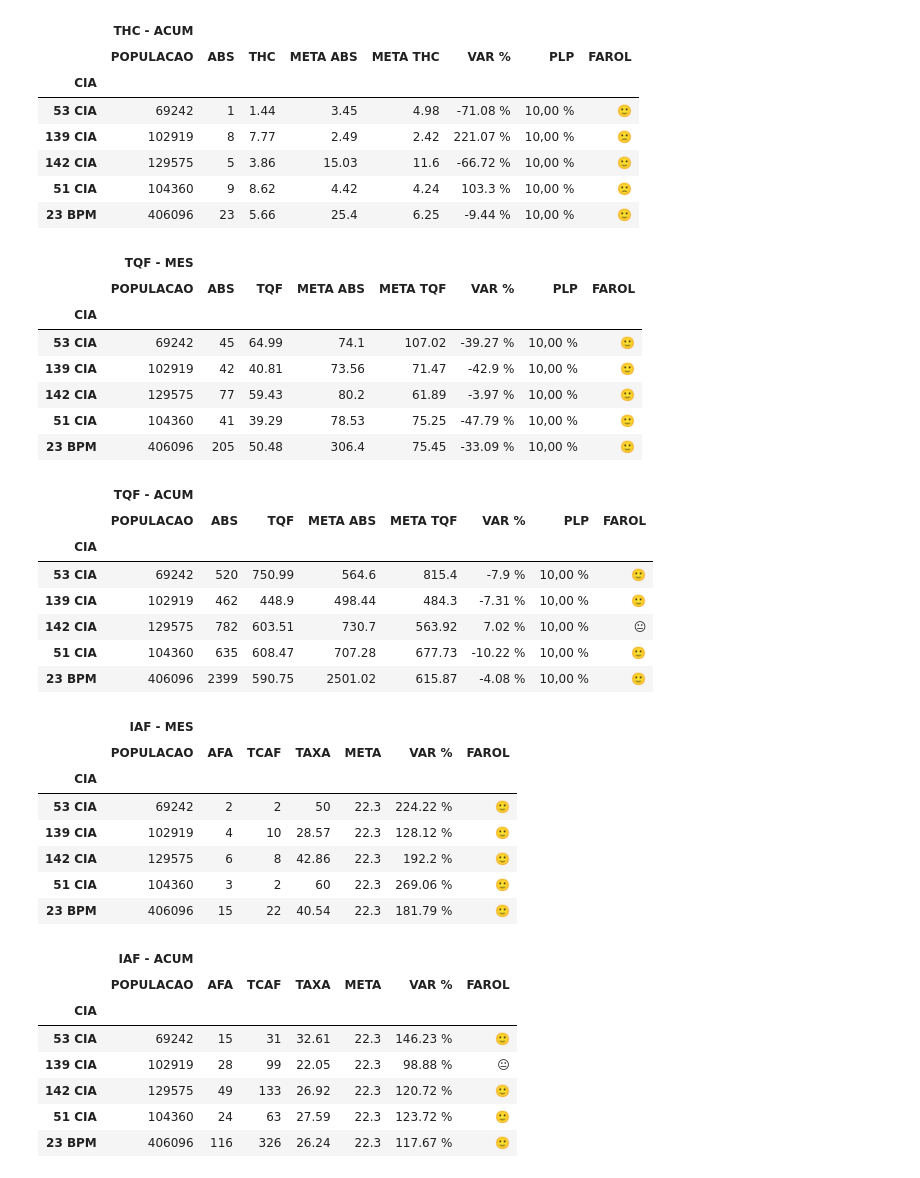
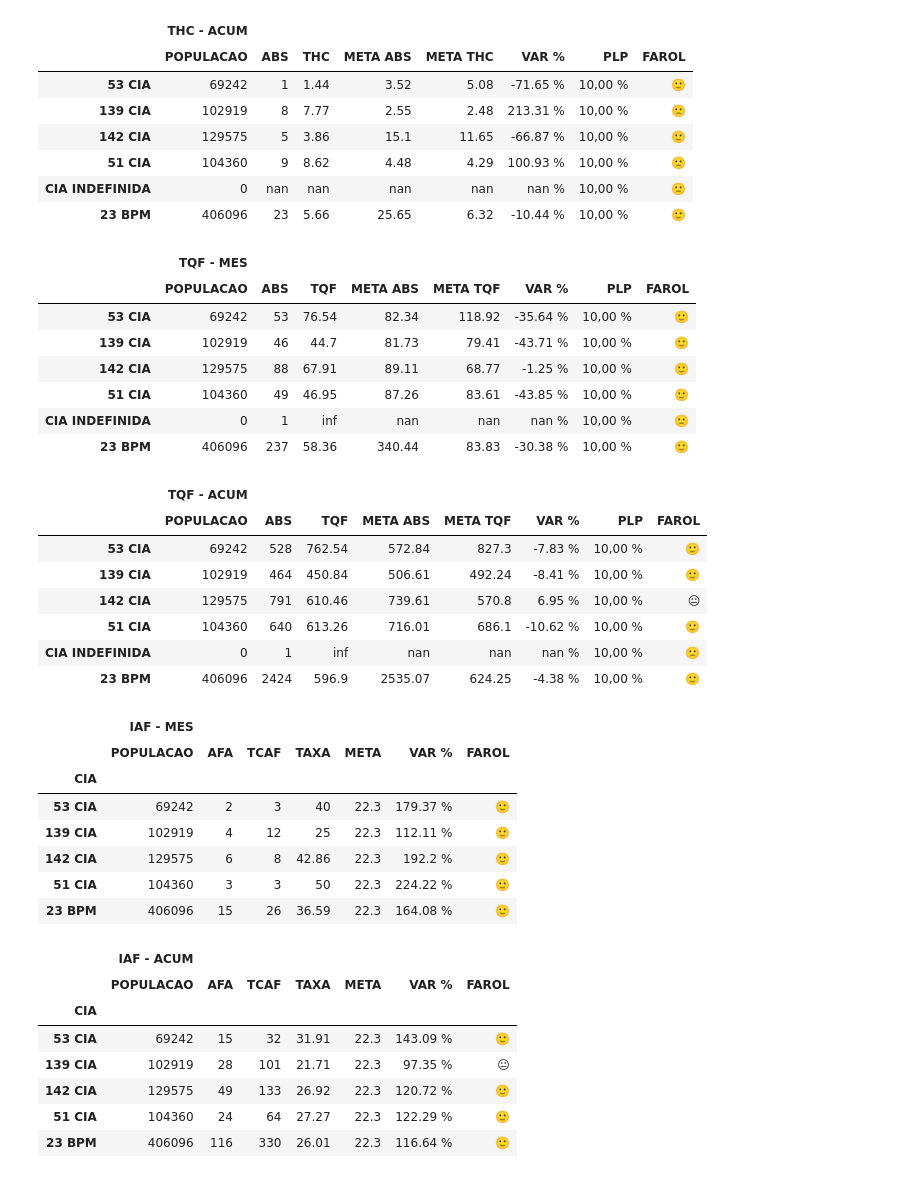
Before and after one commit to WENDEL4891/gdo-pandas, a Jupyter notebook: Dados do Armazém.ipynb, the cells around one changed output. Saved outputs shown, nothing was run; the diff lists cells and outputs as text; code cells hidden in the pictures.

```diff
--- a/Dados do Armazém.ipynb
+++ b/Dados do Armazém.ipynb
@@ -4,5 +36,3 @@
 # %%
-mes=5
-dia=19
 %run -i funcs_armazem.py
 # %% [output]
@@ -37,43 +77,43 @@ WARNING *** OLE2 inconsistency: SSCS size is 0 but SSAT size is non-zero
 |  | THC - ACUM |  |  |  |  |  |  |  |
 |  | POPULACAO | ABS | THC | META ABS | META THC | VAR % | PLP | FAROL |
-| CIA |  |  |  |  |  |  |  |  |
-| 53 CIA | 69242 | 1 | 1.44 | 3.45 | 4.98 | -71.08 % | 10,00 % | 🙂 |
-| 139 CIA | 102919 | 8 | 7.77 | 2.49 | 2.42 | 221.07 % | 10,00 % | 🙁 |
-| 142 CIA | 129575 | 5 | 3.86 | 15.03 | 11.6 | -66.72 % | 10,00 % | 🙂 |
-| 51 CIA | 104360 | 9 | 8.62 | 4.42 | 4.24 | 103.3 % | 10,00 % | 🙁 |
-| 23 BPM | 406096 | 23 | 5.66 | 25.4 | 6.25 | -9.44 % | 10,00 % | 🙂 |
+| 53 CIA | 69242 | 1 | 1.44 | 3.52 | 5.08 | -71.65 % | 10,00 % | 🙂 |
+| 139 CIA | 102919 | 8 | 7.77 | 2.55 | 2.48 | 213.31 % | 10,00 % | 🙁 |
+| 142 CIA | 129575 | 5 | 3.86 | 15.1 | 11.65 | -66.87 % | 10,00 % | 🙂 |
+| 51 CIA | 104360 | 9 | 8.62 | 4.48 | 4.29 | 100.93 % | 10,00 % | 🙁 |
+| CIA INDEFINIDA | 0 | nan | nan | nan | nan | nan % | 10,00 % | 🙁 |
+| 23 BPM | 406096 | 23 | 5.66 | 25.65 | 6.32 | -10.44 % | 10,00 % | 🙂 |
 |  | TQF - MES |  |  |  |  |  |  |  |
 |  | POPULACAO | ABS | TQF | META ABS | META TQF | VAR % | PLP | FAROL |
-| CIA |  |  |  |  |  |  |  |  |
-| 53 CIA | 69242 | 45 | 64.99 | 74.1 | 107.02 | -39.27 % | 10,00 % | 🙂 |
-| 139 CIA | 102919 | 42 | 40.81 | 73.56 | 71.47 | -42.9 % | 10,00 % | 🙂 |
-| 142 CIA | 129575 | 77 | 59.43 | 80.2 | 61.89 | -3.97 % | 10,00 % | 🙂 |
-| 51 CIA | 104360 | 41 | 39.29 | 78.53 | 75.25 | -47.79 % | 10,00 % | 🙂 |
-| 23 BPM | 406096 | 205 | 50.48 | 306.4 | 75.45 | -33.09 % | 10,00 % | 🙂 |
+| 53 CIA | 69242 | 53 | 76.54 | 82.34 | 118.92 | -35.64 % | 10,00 % | 🙂 |
+| 139 CIA | 102919 | 46 | 44.7 | 81.73 | 79.41 | -43.71 % | 10,00 % | 🙂 |
+| 142 CIA | 129575 | 88 | 67.91 | 89.11 | 68.77 | -1.25 % | 10,00 % | 🙂 |
+| 51 CIA | 104360 | 49 | 46.95 | 87.26 | 83.61 | -43.85 % | 10,00 % | 🙂 |
+| CIA INDEFINIDA | 0 | 1 | inf | nan | nan | nan % | 10,00 % | 🙁 |
+| 23 BPM | 406096 | 237 | 58.36 | 340.44 | 83.83 | -30.38 % | 10,00 % | 🙂 |
 |  | TQF - ACUM |  |  |  |  |  |  |  |
 |  | POPULACAO | ABS | TQF | META ABS | META TQF | VAR % | PLP | FAROL |
-| CIA |  |  |  |  |  |  |  |  |
-| 53 CIA | 69242 | 520 | 750.99 | 564.6 | 815.4 | -7.9 % | 10,00 % | 🙂 |
-| 139 CIA | 102919 | 462 | 448.9 | 498.44 | 484.3 | -7.31 % | 10,00 % | 🙂 |
-| 142 CIA | 129575 | 782 | 603.51 | 730.7 | 563.92 | 7.02 % | 10,00 % | 😐 |
-| 51 CIA | 104360 | 635 | 608.47 | 707.28 | 677.73 | -10.22 % | 10,00 % | 🙂 |
-| 23 BPM | 406096 | 2399 | 590.75 | 2501.02 | 615.87 | -4.08 % | 10,00 % | 🙂 |
+| 53 CIA | 69242 | 528 | 762.54 | 572.84 | 827.3 | -7.83 % | 10,00 % | 🙂 |
+| 139 CIA | 102919 | 464 | 450.84 | 506.61 | 492.24 | -8.41 % | 10,00 % | 🙂 |
+| 142 CIA | 129575 | 791 | 610.46 | 739.61 | 570.8 | 6.95 % | 10,00 % | 😐 |
+| 51 CIA | 104360 | 640 | 613.26 | 716.01 | 686.1 | -10.62 % | 10,00 % | 🙂 |
+| CIA INDEFINIDA | 0 | 1 | inf | nan | nan | nan % | 10,00 % | 🙁 |
+| 23 BPM | 406096 | 2424 | 596.9 | 2535.07 | 624.25 | -4.38 % | 10,00 % | 🙂 |
 |  | IAF - MES |  |  |  |  |  |  |
 |  | POPULACAO | AFA | TCAF | TAXA | META | VAR % | FAROL |
 | CIA |  |  |  |  |  |  |  |
-| 53 CIA | 69242 | 2 | 2 | 50 | 22.3 | 224.22 % | 🙂 |
-| 139 CIA | 102919 | 4 | 10 | 28.57 | 22.3 | 128.12 % | 🙂 |
+| 53 CIA | 69242 | 2 | 3 | 40 | 22.3 | 179.37 % | 🙂 |
+| 139 CIA | 102919 | 4 | 12 | 25 | 22.3 | 112.11 % | 🙂 |
 | 142 CIA | 129575 | 6 | 8 | 42.86 | 22.3 | 192.2 % | 🙂 |
-| 51 CIA | 104360 | 3 | 2 | 60 | 22.3 | 269.06 % | 🙂 |
-| 23 BPM | 406096 | 15 | 22 | 40.54 | 22.3 | 181.79 % | 🙂 |
+| 51 CIA | 104360 | 3 | 3 | 50 | 22.3 | 224.22 % | 🙂 |
+| 23 BPM | 406096 | 15 | 26 | 36.59 | 22.3 | 164.08 % | 🙂 |
 |  | IAF - ACUM |  |  |  |  |  |  |
 |  | POPULACAO | AFA | TCAF | TAXA | META | VAR % | FAROL |
 | CIA |  |  |  |  |  |  |  |
-| 53 CIA | 69242 | 15 | 31 | 32.61 | 22.3 | 146.23 % | 🙂 |
-| 139 CIA | 102919 | 28 | 99 | 22.05 | 22.3 | 98.88 % | 😐 |
+| 53 CIA | 69242 | 15 | 32 | 31.91 | 22.3 | 143.09 % | 🙂 |
+| 139 CIA | 102919 | 28 | 101 | 21.71 | 22.3 | 97.35 % | 😐 |
 | 142 CIA | 129575 | 49 | 133 | 26.92 | 22.3 | 120.72 % | 🙂 |
-| 51 CIA | 104360 | 24 | 63 | 27.59 | 22.3 | 123.72 % | 🙂 |
-| 23 BPM | 406096 | 116 | 326 | 26.24 | 22.3 | 117.67 % | 🙂 |
+| 51 CIA | 104360 | 24 | 64 | 27.27 | 22.3 | 122.29 % | 🙂 |
+| 23 BPM | 406096 | 116 | 330 | 26.01 | 22.3 | 116.64 % | 🙂 |
 |  | TRI - MES |  |  |  |  |  |  |
 |  | POPULACAO | NPAA | TRCV | TAXA | META | VAR % | FAROL |
 | CIA |  |  |  |  |  |  |  |
```
Also changed, not shown: parts of 4 cells of this notebook, 5 other files.
